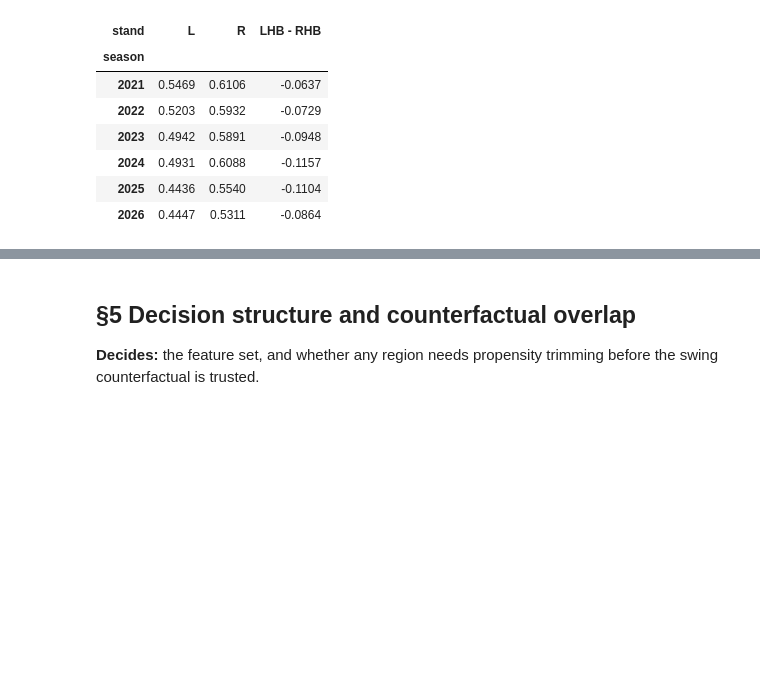
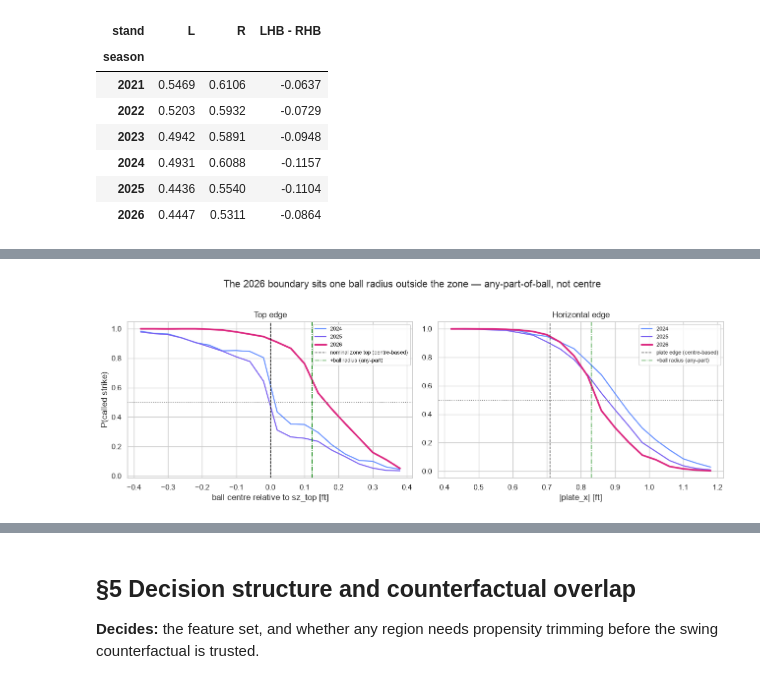
Before and after one commit to Jack1021ohoh/batter_decision_value, a Jupyter notebook: notebooks/eda.ipynb, the cells around one changed output, grey strips where cells are left out. Cells and saved outputs as stored; diff of their text form; code cells hidden in the pictures; blank space fills up the shorter version.

```diff
--- a/notebooks/eda.ipynb
+++ b/notebooks/eda.ipynb
@@ -387,3 +425,30 @@ gap.round(4)
+# %%
+fig, ax = plt.subplots(1, 2, figsize=(13, 4.6))
+for s, c in zip([2024, 2025, 2026], [PALETTE[1], PALETTE[2], PALETTE[3]]):
+    g = tk[(tk.season == s) & (tk.plate_x_bat.abs() < 0.4)]
+    d = (g.plate_z_mid - g.sz_top)
+    bins = pd.cut(d, np.arange(-0.4, 0.42, 0.04))
+    curve = g.groupby(bins, observed=True)['cs'].mean()
+    ax[0].plot([i.mid for i in curve.index], curve.values, color=c, lw=2.5 if s == 2026 else 1.6, label=str(s))
+
+    g2 = tk[(tk.season == s) & tk.plate_z_norm.between(0.25, 0.75)]
+    bins2 = pd.cut(g2.plate_x_mid.abs(), np.arange(0.4, 1.22, 0.04))
+    curve2 = g2.groupby(bins2, observed=True)['cs'].mean()
+    ax[1].plot([i.mid for i in curve2.index], curve2.values, color=c, lw=2.5 if s == 2026 else 1.6, label=str(s))
+
+for a in ax: a.axhline(0.5, color='grey', lw=1, ls=':')
+ax[0].axvline(0, color='k', lw=1, ls='--', label='nominal zone top (centre-based)')
+ax[0].axvline(BALL_R, color='green', lw=1, ls='-.', label='+ball radius (any-part)')
+ax[0].set_xlabel('ball centre relative to sz_top [ft]'); ax[0].set_ylabel('P(called strike)')
+ax[0].set_title('Top edge')
+ax[1].axvline(D.PLATE_HALF_WIDTH_FT, color='k', lw=1, ls='--', label='plate edge (centre-based)')
+ax[1].axvline(D.PLATE_HALF_WIDTH_FT + BALL_R, color='green', lw=1, ls='-.', label='+ball radius (any-part)')
+ax[1].set_xlabel('|plate_x| [ft]'); ax[1].set_title('Horizontal edge')
+ax[0].legend(fontsize=8); ax[1].legend(fontsize=8)
+fig.suptitle('The 2026 boundary sits one ball radius outside the zone — any-part-of-ball, not centre', y=1.02)
+fig.tight_layout()
+# %% [output]
+[figure, added]
 # %% [markdown]
 **§4 findings — the ABS band is confirmed exactly.** From 2026 a batter's
 `sz_top`/`sz_bot` stop varying pitch to pitch (within-batter std 0.0000, against
```
Also changed, not shown: parts of 3 cells of this notebook, 3 other files.
